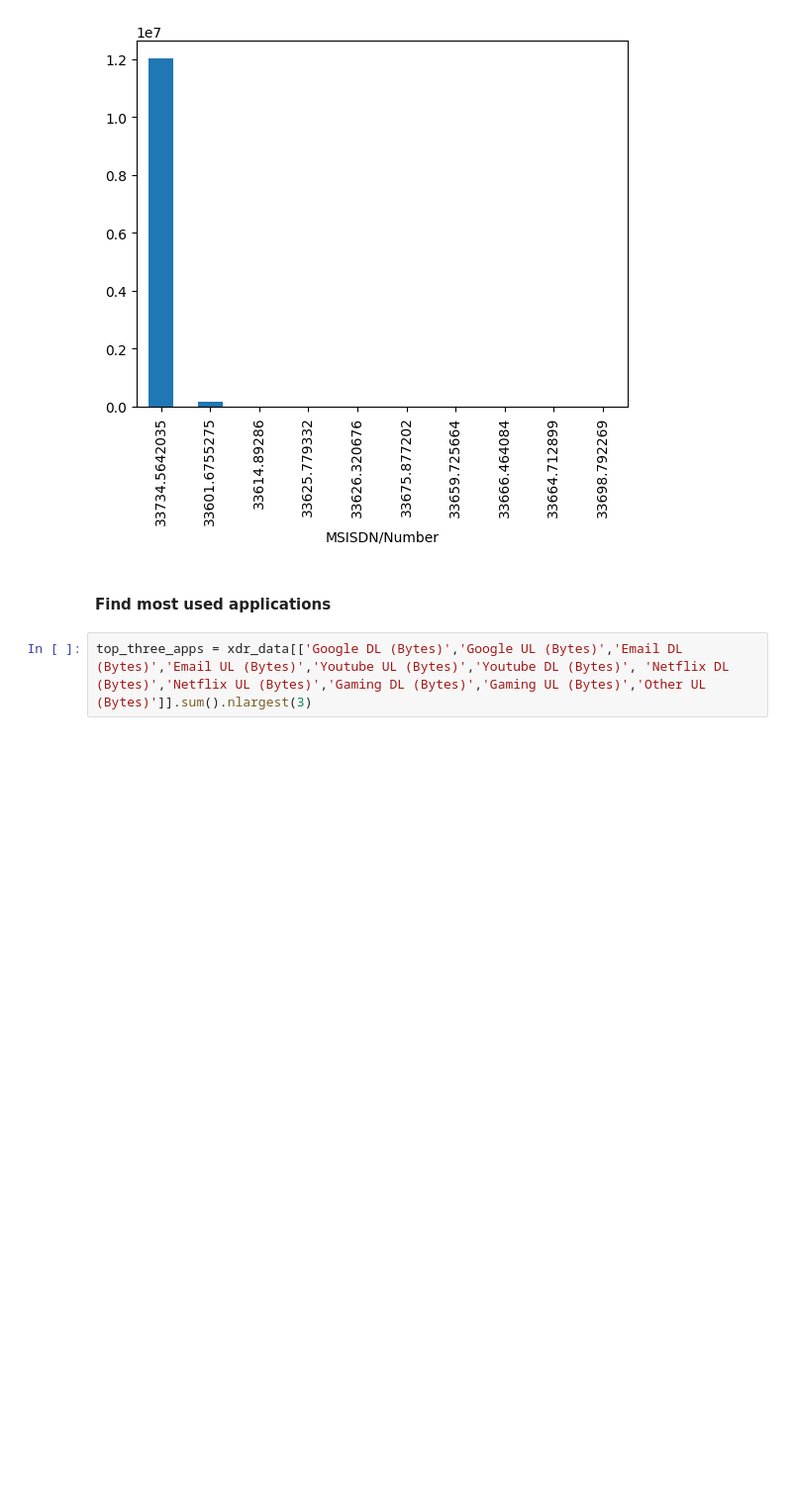
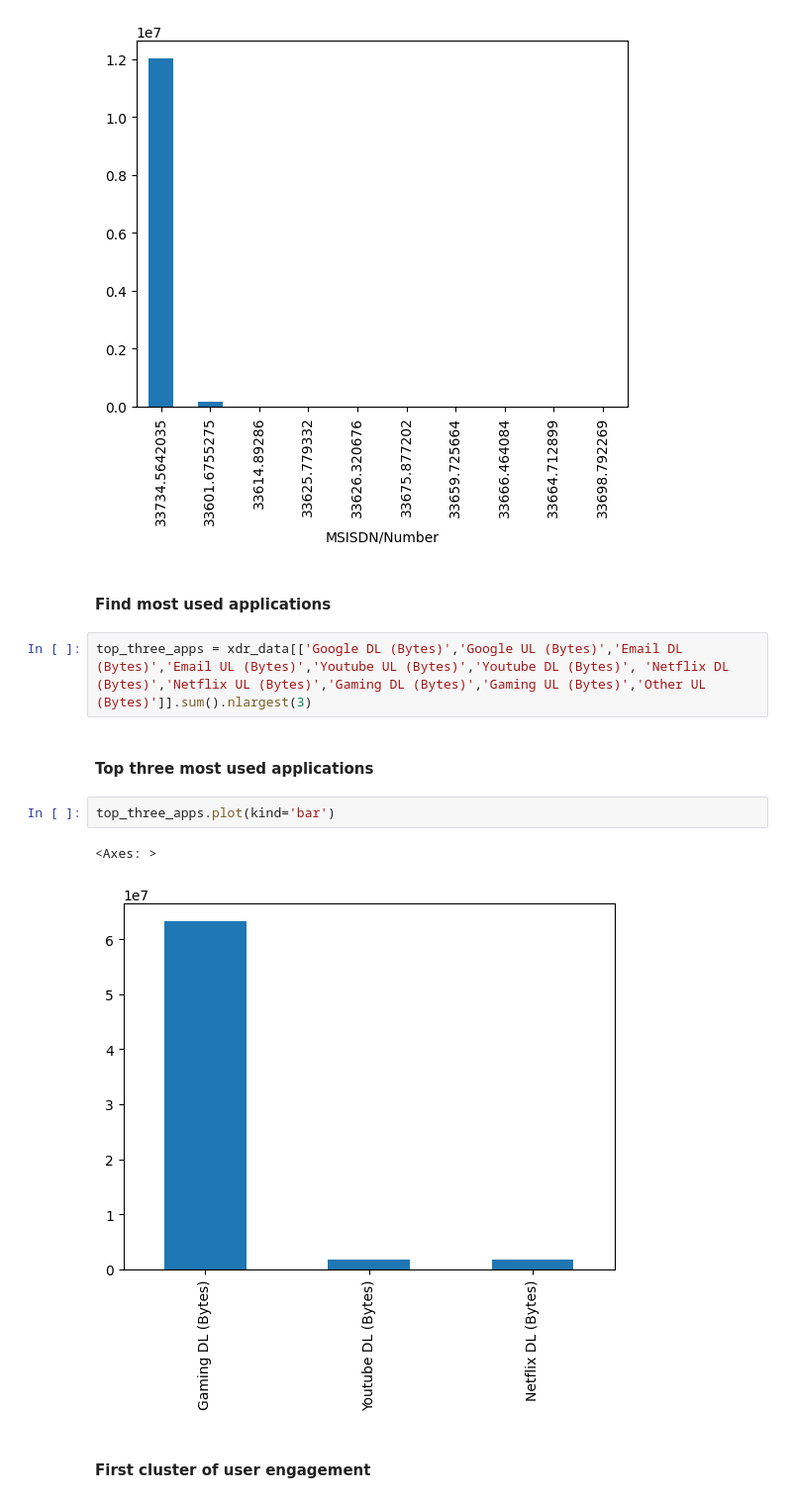
Before and after one commit to Ofgeha-Gelana/telco-profitability-study, a Jupyter notebook: notebooks/user_engagement_analysis.ipynb, the cells around one changed output. Shown at 99% size. Cells and saved outputs as stored; diff of their text form; blank space fills up the shorter version.

Commit message:
user engagement analysis

```diff
--- a/notebooks/user_engagement_analysis.ipynb
+++ b/notebooks/user_engagement_analysis.ipynb
@@ -137,3 +137,12 @@ top_traffic.plot(kind='bar')
 #### Find most used applications
 # %%
 top_three_apps = xdr_data[['Google DL (Bytes)','Google UL (Bytes)','Email DL (Bytes)','Email UL (Bytes)','Youtube UL (Bytes)','Youtube DL (Bytes)', 'Netflix DL (Bytes)','Netflix UL (Bytes)','Gaming DL (Bytes)','Gaming UL (Bytes)','Other UL (Bytes)']].sum().nlargest(3)
+# %% [markdown]
+#### Top three most used applications
+# %%
+top_three_apps.plot(kind='bar')
+# %% [output]
+<Axes: >
+[figure, added]
+# %% [markdown]
+#### First cluster of user engagement
```
Also changed, not shown: parts of 1 cell of this notebook.
